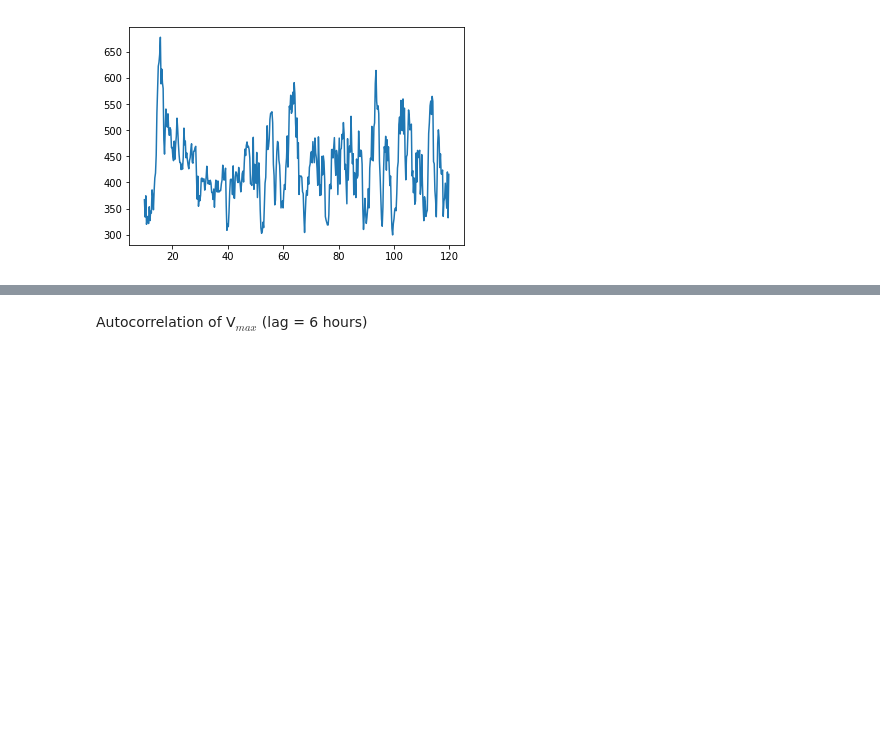
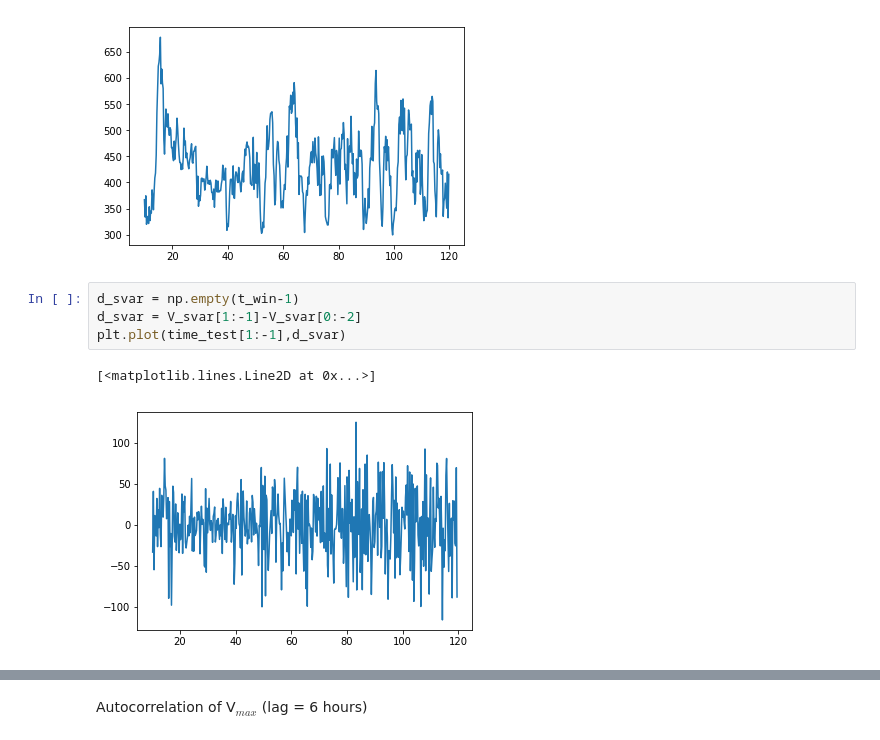
Before and after one commit to CourtneyQuinn/MOSS, a Jupyter notebook: CQ_EWS.ipynb, the cells around one changed output, grey strips where cells are left out. Cells and saved outputs as stored; diff of their text form; blank space fills up the shorter version.

```diff
--- a/CQ_EWS.ipynb
+++ b/CQ_EWS.ipynb
@@ -77,3 +98,10 @@ plt.plot(time_test,V_svar)
 # %% [output]
 [<matplotlib.lines.Line2D at 0x...>]
 [figure]
+# %%
+d_svar = np.empty(t_win-1)
+d_svar = V_svar[1:-1]-V_svar[0:-2]
+plt.plot(time_test[1:-1],d_svar)
+# %% [output]
+[<matplotlib.lines.Line2D at 0x...>]
+[figure, added]
```
Also changed, not shown: parts of 13 cells of this notebook.
